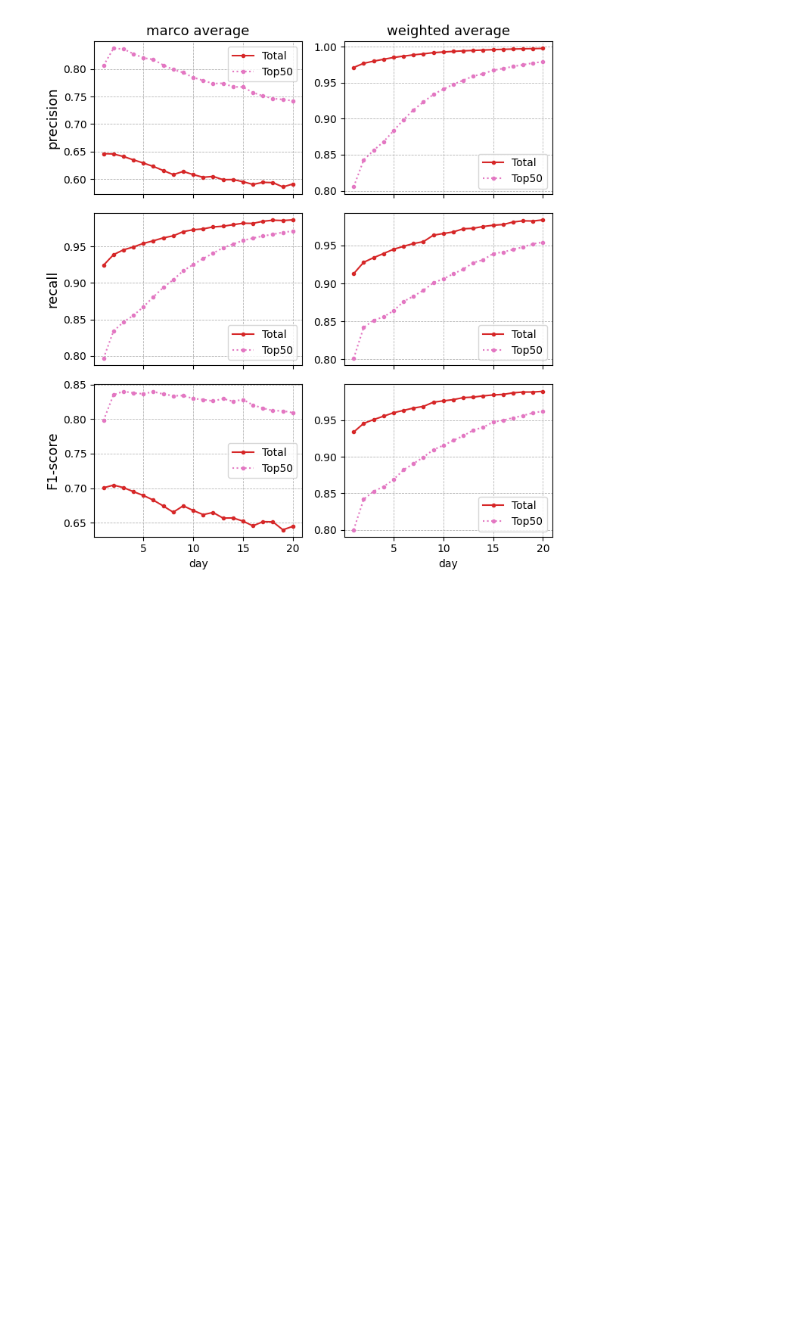
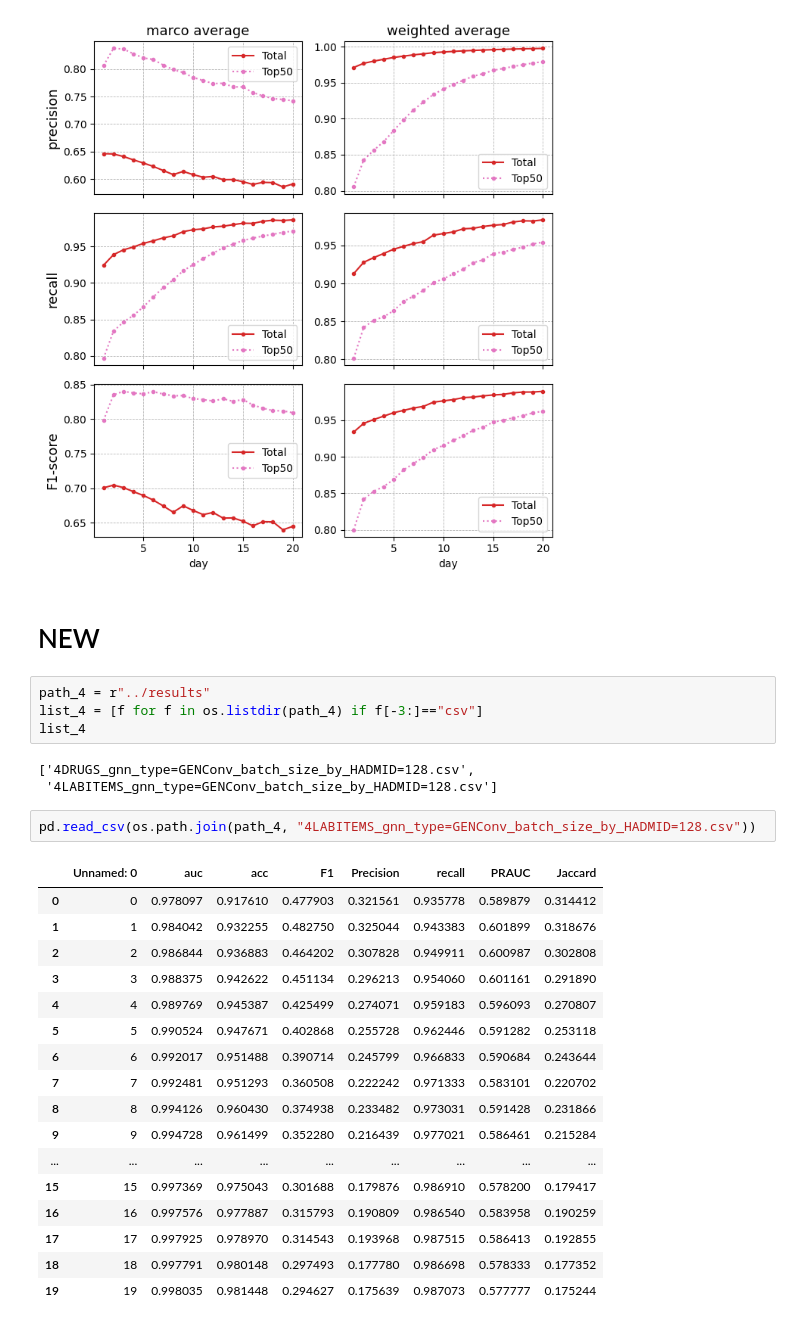
Before and after one commit to Nemo4110/GNNs-Driven-Clinical-Decision-Making-Assistance, a Jupyter notebook: notebook/evaluate.ipynb, the cells around one changed output. Saved outputs shown, nothing was run; the diff lists cells and outputs as text; blank space fills up the shorter version.

```diff
--- a/notebook/evaluate.ipynb
+++ b/notebook/evaluate.ipynb
@@ -394,3 +394,32 @@ axs[2, 1].grid(True, linestyle='--', linewidth=.57)
 plt.tight_layout()
 # %% [output]
 [figure]
+# %% [markdown]
+# NEW
+# %%
+path_4 = r"../results"
+list_4 = [f for f in os.listdir(path_4) if f[-3:]=="csv"]
+list_4
+# %% [output]
+['4DRUGS_gnn_type=GENConv_batch_size_by_HADMID=128.csv',
+ '4LABITEMS_gnn_type=GENConv_batch_size_by_HADMID=128.csv']
+# %%
+pd.read_csv(os.path.join(path_4, "4LABITEMS_gnn_type=GENConv_batch_size_by_HADMID=128.csv"))
+# %% [output]
+|  | Unnamed: 0 | auc | acc | F1 | Precision | recall | PRAUC | Jaccard |
+| 0 | 0 | 0.978097 | 0.917610 | 0.477903 | 0.321561 | 0.935778 | 0.589879 | 0.314412 |
+| 1 | 1 | 0.984042 | 0.932255 | 0.482750 | 0.325044 | 0.943383 | 0.601899 | 0.318676 |
+| 2 | 2 | 0.986844 | 0.936883 | 0.464202 | 0.307828 | 0.949911 | 0.600987 | 0.302808 |
+| 3 | 3 | 0.988375 | 0.942622 | 0.451134 | 0.296213 | 0.954060 | 0.601161 | 0.291890 |
+| 4 | 4 | 0.989769 | 0.945387 | 0.425499 | 0.274071 | 0.959183 | 0.596093 | 0.270807 |
+| 5 | 5 | 0.990524 | 0.947671 | 0.402868 | 0.255728 | 0.962446 | 0.591282 | 0.253118 |
+| 6 | 6 | 0.992017 | 0.951488 | 0.390714 | 0.245799 | 0.966833 | 0.590684 | 0.243644 |
+| 7 | 7 | 0.992481 | 0.951293 | 0.360508 | 0.222242 | 0.971333 | 0.583101 | 0.220702 |
+| 8 | 8 | 0.994126 | 0.960430 | 0.374938 | 0.233482 | 0.973031 | 0.591428 | 0.231866 |
+| 9 | 9 | 0.994728 | 0.961499 | 0.352280 | 0.216439 | 0.977021 | 0.586461 | 0.215284 |
+| ... | ... | ... | ... | ... | ... | ... | ... | ... |
+| 15 | 15 | 0.997369 | 0.975043 | 0.301688 | 0.179876 | 0.986910 | 0.578200 | 0.179417 |
+| 16 | 16 | 0.997576 | 0.977887 | 0.315793 | 0.190809 | 0.986540 | 0.583958 | 0.190259 |
+| 17 | 17 | 0.997925 | 0.978970 | 0.314543 | 0.193968 | 0.987515 | 0.586413 | 0.192855 |
+| 18 | 18 | 0.997791 | 0.980148 | 0.297493 | 0.177780 | 0.986698 | 0.578333 | 0.177352 |
+| 19 | 19 | 0.998035 | 0.981448 | 0.294627 | 0.175639 | 0.987073 | 0.577777 | 0.175244 |
```
Also changed, not shown: parts of 1 cell of this notebook, 30 other files.
